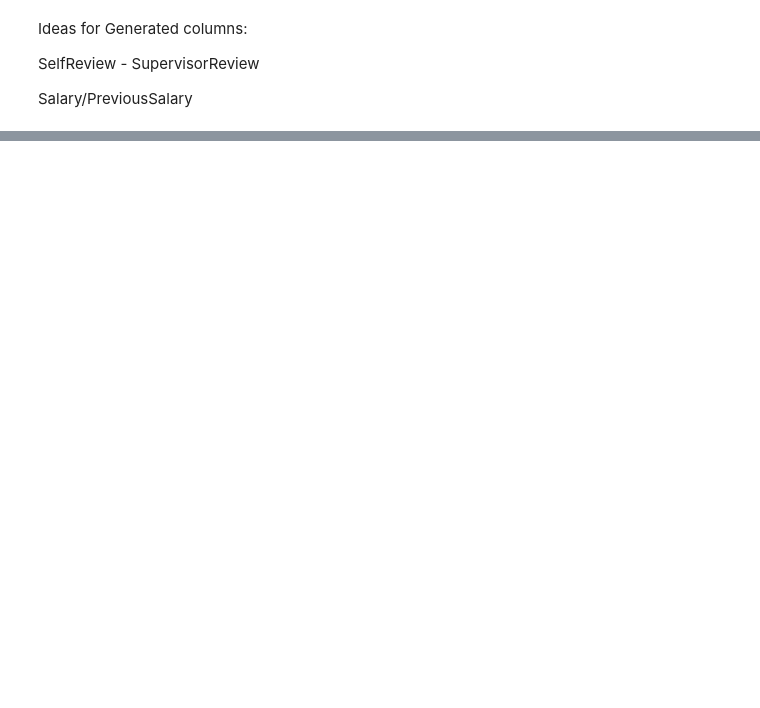
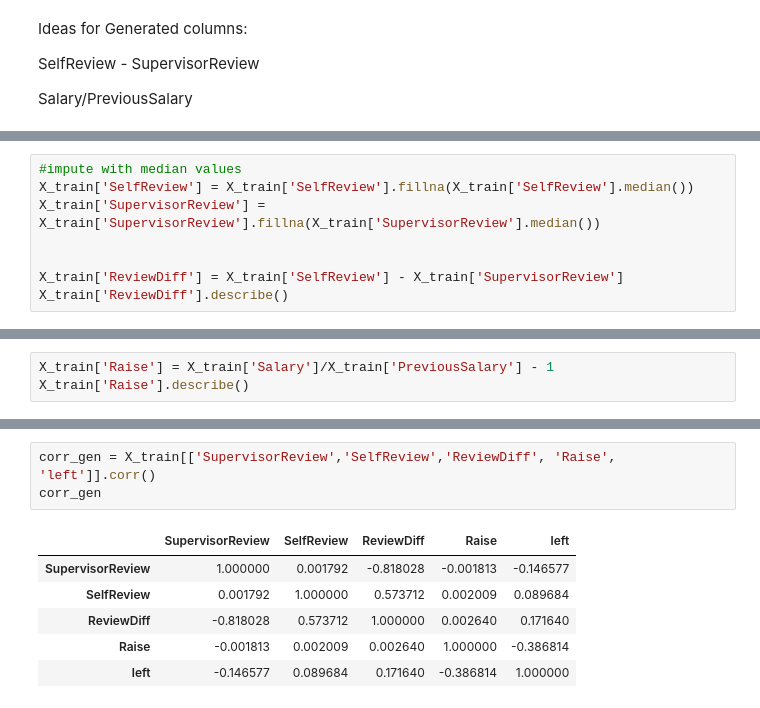
Before and after one commit to joelwheatley91/DATA_602_FINAL, a Jupyter notebook: Final_Project_EDA.ipynb, the cells around one changed output, grey strips where cells are left out. Cells and saved outputs as stored; diff of their text form; blank space fills up the shorter version.

Commit message:
Added Raise, ReviewDiff Features

```diff
--- a/Final_Project_EDA.ipynb
+++ b/Final_Project_EDA.ipynb
@@ -214,0 +231,8 @@ Salary/PreviousSalary
+# %%
+#impute with median values
+X_train['SelfReview'] = X_train['SelfReview'].fillna(X_train['SelfReview'].median())
+X_train['SupervisorReview'] = X_train['SupervisorReview'].fillna(X_train['SupervisorReview'].median())
+
+
+X_train['ReviewDiff'] = X_train['SelfReview'] - X_train['SupervisorReview']
+X_train['ReviewDiff'].describe()
@@ -214,0 +251,3 @@ Salary/PreviousSalary
+# %%
+X_train['Raise'] = X_train['Salary']/X_train['PreviousSalary'] - 1
+X_train['Raise'].describe()
@@ -214,0 +264,10 @@ Salary/PreviousSalary
+# %%
+corr_gen = X_train[['SupervisorReview','SelfReview','ReviewDiff', 'Raise', 'left']].corr()
+corr_gen
+# %% [output]
+|  | SupervisorReview | SelfReview | ReviewDiff | Raise | left |
+| SupervisorReview | 1.000000 | 0.001792 | -0.818028 | -0.001813 | -0.146577 |
+| SelfReview | 0.001792 | 1.000000 | 0.573712 | 0.002009 | 0.089684 |
+| ReviewDiff | -0.818028 | 0.573712 | 1.000000 | 0.002640 | 0.171640 |
+| Raise | -0.001813 | 0.002009 | 0.002640 | 1.000000 | -0.386814 |
+| left | -0.146577 | 0.089684 | 0.171640 | -0.386814 | 1.000000 |
```
Also changed, not shown: parts of 7 cells of this notebook.
